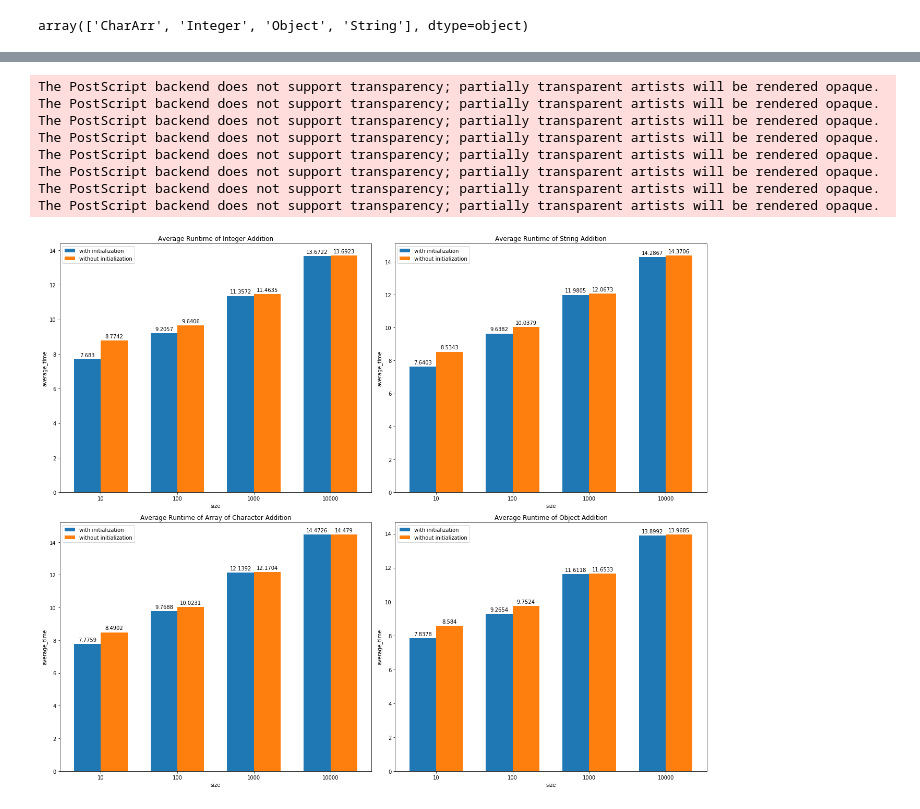
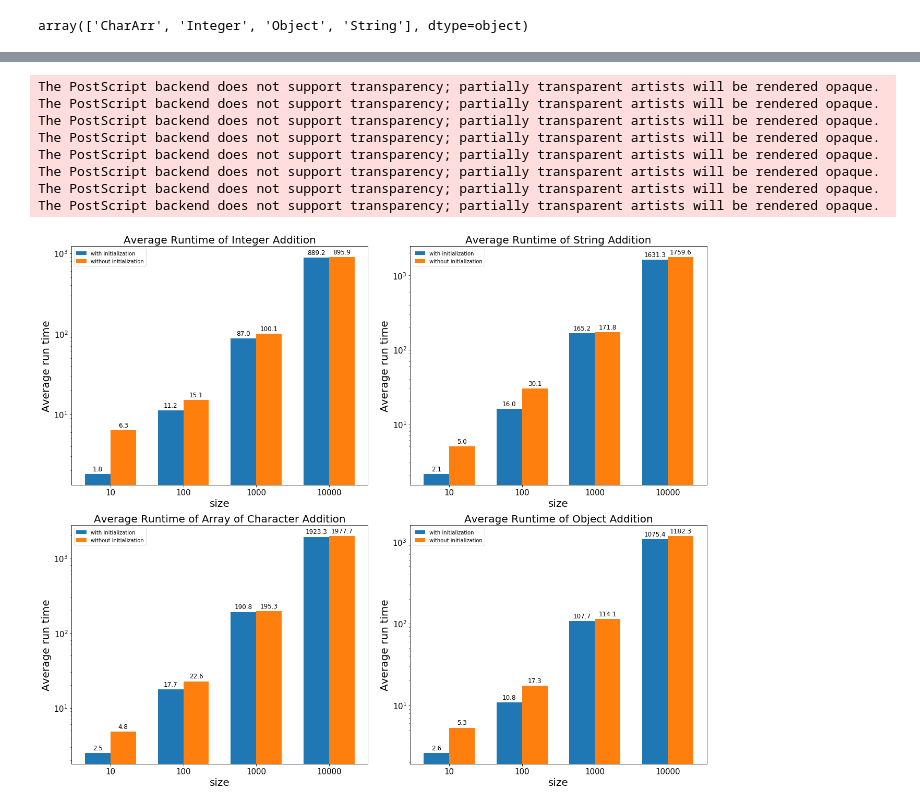
Before and after one commit to ShinsakuOkazaki/master-thesis, a Jupyter notebook: project/analysis/elements_addition_experiment.ipynb, the cells around one changed output, grey strips where cells are left out. Saved outputs shown, nothing was run; the diff lists cells and outputs as text; code cells hidden in the pictures.

```diff
--- a/project/analysis/elements_addition_experiment.ipynb
+++ b/project/analysis/elements_addition_experiment.ipynb
@@ -114,49 +116,51 @@ withInit_rust = df_rustVector[df_rustVector["initialization"] == True].groupby([
 # %%
-# Barplot taking log.
+# Barplot taking difference.
 width = 0.35
 fig, axs = plt.subplots(figsize = (18, 15), nrows=2, ncols=2)
 idx = 0
 element = ['Integer', 'String', 'CharArr', 'Object']
 for row in range(0,2):
     for col in range(0,2):
-        average_withInit = withInit_rust[withInit_rust['element'] == element[idx]].addtime
-        average_withoutInit = withoutInit_rust[withoutInit_rust['element'] == element[idx]].addtime
+        average_withInit = withInit_rust[withInit_java['element'] == element[idx]].addtime
+        average_withoutInit = withoutInit_rust[withoutInit_java['element'] == element[idx]].addtime
         labels = np.array([10, 100, 1000, 10000])
         x = np.arange(len(labels))
-        rects1 = axs[row, col].bar(x - width/2, np.round(np.log(average_withInit), 4), width, label='with initialization')
+        rects1 = axs[row, col].bar(x - width/2, np.round(average_withInit / 1000, 1), width, label='with initialization')
 
-        rects2 = axs[row, col].bar(x + width/2, np.round(np.log(average_withoutInit), 4), width, label='without initialization')
+        rects2 = axs[row, col].bar(x + width/2, np.round(average_withoutInit / 1000, 1), width, label='without initialization')
         if element[idx] == "CharArr":
-            axs[row, col].set_title("Average Runtime of {} Addition".format('Array of Character'))
+            axs[row, col].set_title("Average Runtime of {} Addition".format('Array of Character'), fontsize = 20)
         else :
-            axs[row, col].set_title("Average Runtime of {} Addition".format(element[idx]))
-        axs[row, col].set_xlabel("size")
-        axs[row, col].set_ylabel("average_time")
+            axs[row, col].set_title("Average Runtime of {} Addition".format(element[idx]), fontsize = 20)
+        axs[row, col].set_xlabel("size", fontsize=20)
+        axs[row, col].set_ylabel("Average run time", fontsize=20)
         axs[row, col].set_xticks(x)
-        axs[row, col].set_xticklabels(labels)
+        axs[row, col].set_xticklabels(labels, fontsize=15)
+        axs[row, col].yaxis.set_tick_params(labelsize=15)
+        axs[row, col].set_yscale('log')
         axs[row, col].legend()
         def autolabel(rects):
             """Attach a text label above each bar in *rects*, displaying its height."""
             for rect in rects:
                 height = rect.get_height()
                 axs[row, col].annotate('{}'.format(height),
                             xy=(rect.get_x() + rect.get_width() / 2, height),
                             xytext=(0, 3),  # 3 points vertical offset
                             textcoords="offset points",
-                            ha='center', va='bottom')
+                            ha='center', va='bottom', fontsize = 12)
         autolabel(rects1)
         autolabel(rects2)
         idx += 1
 fig.tight_layout()
 fig.savefig("rust_vector_log.eps")
 plt.show()
 # %% [output]
 The PostScript backend does not support transparency; partially transparent artists will be rendered opaque.
 The PostScript backend does not support transparency; partially transparent artists will be rendered opaque.
 The PostScript backend does not support transparency; partially transparent artists will be rendered opaque.
 The PostScript backend does not support transparency; partially transparent artists will be rendered opaque.
 The PostScript backend does not support transparency; partially transparent artists will be rendered opaque.
 The PostScript backend does not support transparency; partially transparent artists will be rendered opaque.
 The PostScript backend does not support transparency; partially transparent artists will be rendered opaque.
 The PostScript backend does not support transparency; partially transparent artists will be rendered opaque.
-[figure, old version]
+[figure, new version]
```
Also changed, not shown: parts of 3 cells of this notebook, 41 other files.
